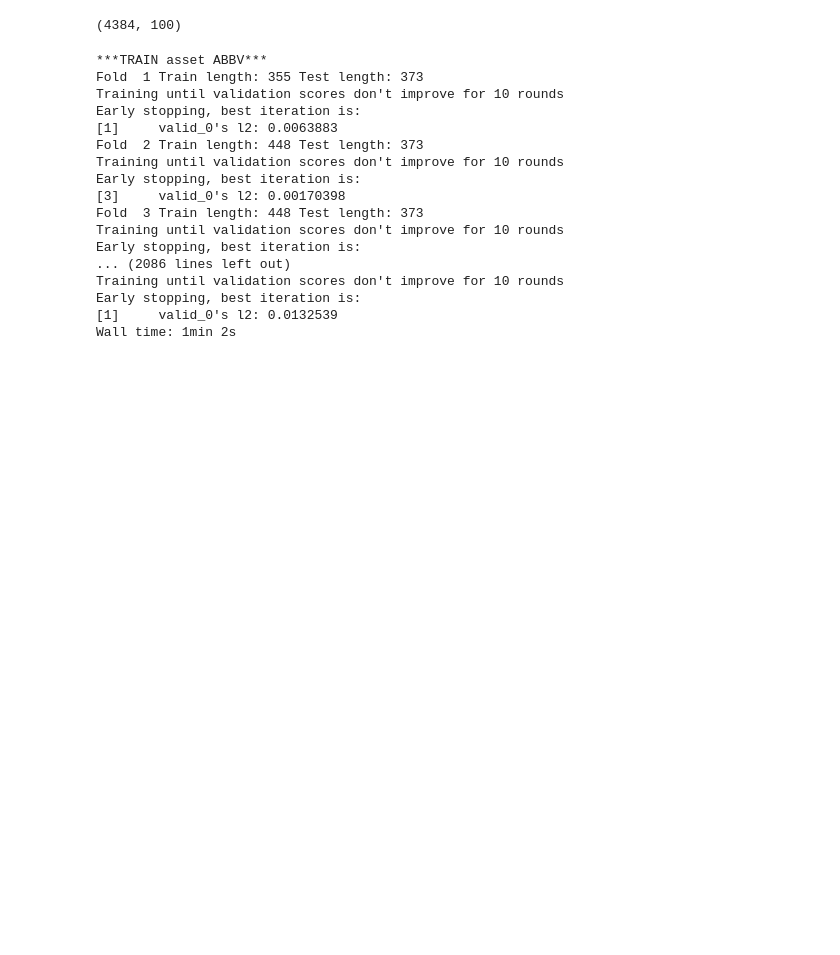
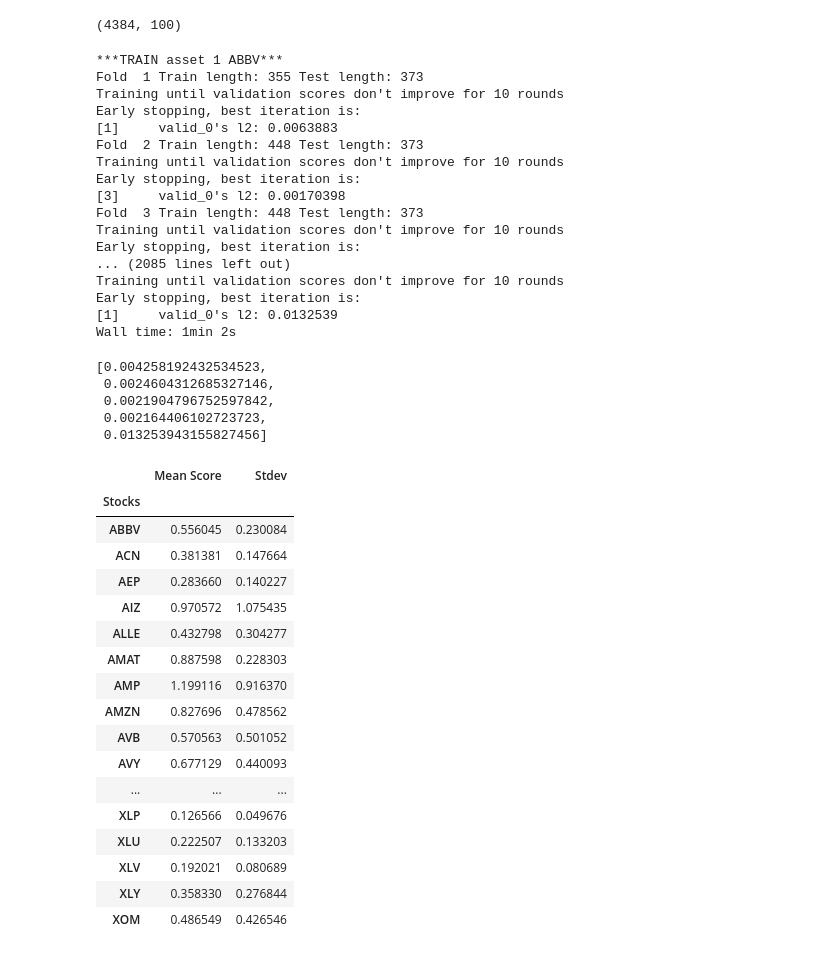
Before and after one commit to shrozolio/M6, a Jupyter notebook: Code/m6_train.ipynb, the cells around one changed output. Cells and saved outputs as stored; diff of their text form; code cells hidden in the pictures; blank space fills up the shorter version.

```diff
--- a/Code/m6_train.ipynb
+++ b/Code/m6_train.ipynb
@@ -83,9 +85,9 @@ asset_feat_imp = {}
 %%time
 for i in range(tgt.shape[1]):
     print(f"***TRAIN asset {i+1} {tgt.columns.levels[1][i]}***")
-    asset_preds[i], asset_models[i], asset_feat_imp[i] = train_stock(i)
+    asset_preds[i], asset_models[i], asset_feat_imp[i], asset_fold_scores[i] = train_stock(i)
 # %% [output]
-***TRAIN asset ABBV***
+***TRAIN asset 1 ABBV***
 Fold  1 Train length: 355 Test length: 373
 Training until validation scores don't improve for 10 rounds
 Early stopping, best iteration is:
@@ -97,8 +99,16 @@ Early stopping, best iteration is:
 Fold  3 Train length: 448 Test length: 373
 Training until validation scores don't improve for 10 rounds
 Early stopping, best iteration is:
-... (2086 lines left out)
+... (2085 lines left out)
 Training until validation scores don't improve for 10 rounds
 Early stopping, best iteration is:
 [1]     valid_0's l2: 0.0132539
 Wall time: 1min 2s
+# %%
+asset_fold_scores[99]
+# %% [output]
+[0.004258192432534523,
+ 0.0024604312685327146,
+ 0.0021904796752597842,
+ 0.002164406102723723,
+ 0.013253943155827456]
@@ -104,0 +121,22 @@ Wall time: 1min 2s
+# %%
+eval_score_df = pd.DataFrame({'Mean Score': eval_scores, 'Stdev' : eval_std}, index = dat.columns.levels[1])
+eval_score_df
+# %% [output]
+|  | Mean Score | Stdev |
+| Stocks |  |  |
+| ABBV | 0.556045 | 0.230084 |
+| ACN | 0.381381 | 0.147664 |
+| AEP | 0.283660 | 0.140227 |
+| AIZ | 0.970572 | 1.075435 |
+| ALLE | 0.432798 | 0.304277 |
+| AMAT | 0.887598 | 0.228303 |
+| AMP | 1.199116 | 0.916370 |
+| AMZN | 0.827696 | 0.478562 |
+| AVB | 0.570563 | 0.501052 |
+| AVY | 0.677129 | 0.440093 |
+| ... | ... | ... |
+| XLP | 0.126566 | 0.049676 |
+| XLU | 0.222507 | 0.133203 |
+| XLV | 0.192021 | 0.080689 |
+| XLY | 0.358330 | 0.276844 |
+| XOM | 0.486549 | 0.426546 |
```
Also changed, not shown: parts of 5 cells of this notebook, 7 other files.
